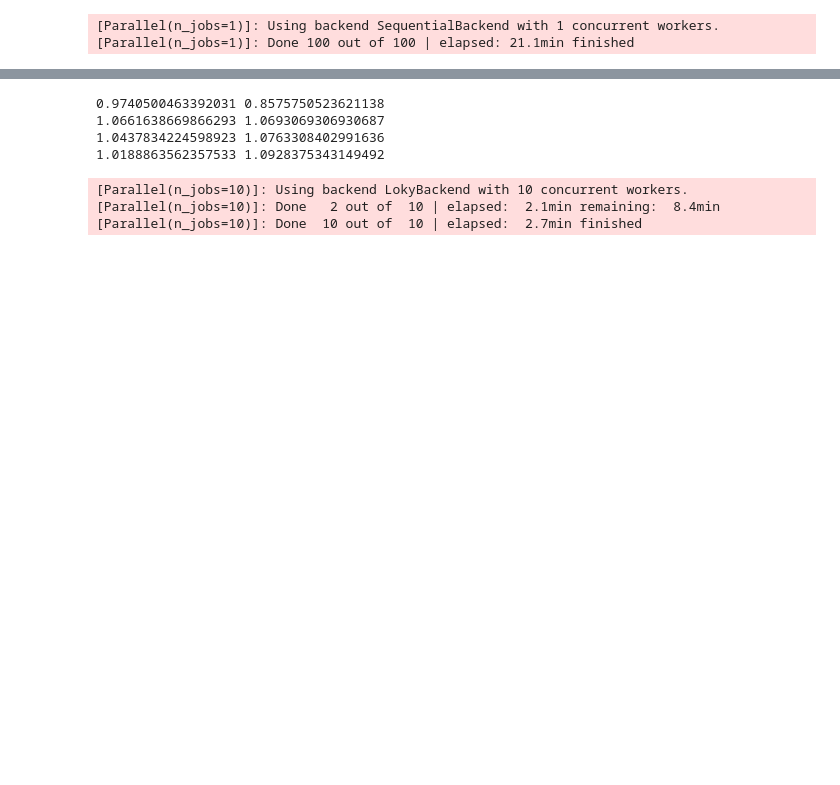
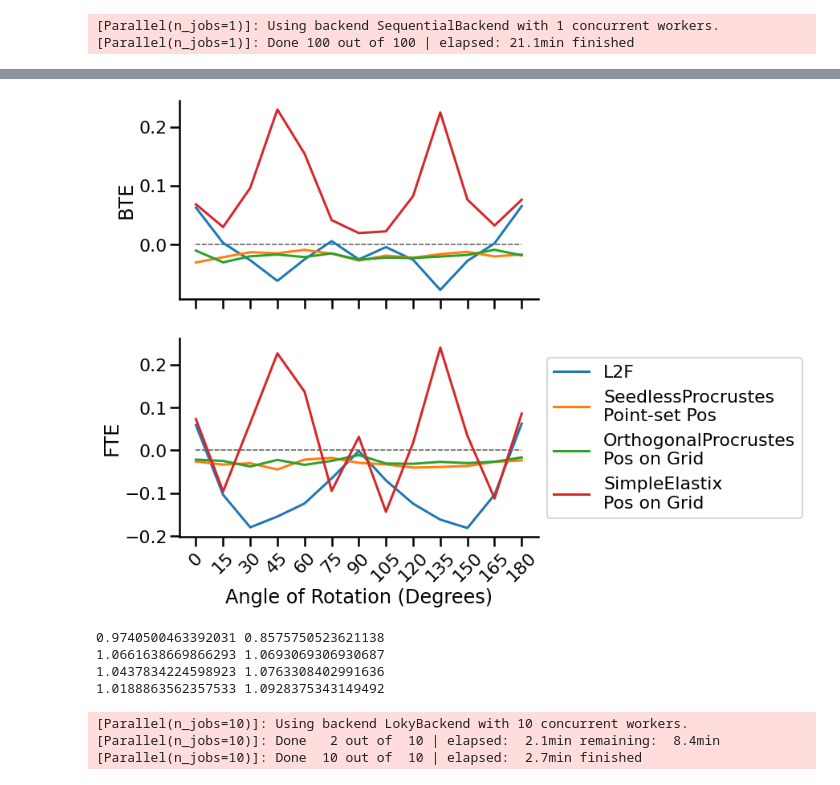
Before and after one commit to tliu68/progressive-learning, a Jupyter notebook: lddmm_XOR/optimal_transport.ipynb, the cells around one changed output, grey strips where cells are left out. Saved outputs shown, nothing was run; the diff lists cells and outputs as text; code cells hidden in the pictures; blank space fills up the shorter version.

```diff
--- a/lddmm_XOR/optimal_transport.ipynb
+++ b/lddmm_XOR/optimal_transport.ipynb
@@ -736,3 +765,36 @@ for n_alg in range(4):
+# %%
+colors = sns.color_palette('Dark2', n_colors=5)
+fig, axs = plt.subplots(2,1, figsize=(8,10))
+data = [mean_te_all_reg_pos[0], mean_te_all_reg_pos[1],
+        mean_te_all_reg_Img_OT[1], mean_te_all_reg_Img_sitk[1]]
+ylabels = ['BTE','FTE']
+titles = ['Posteriors as Point Cloud']
+labels = ['L2F', 'SeedlessProcrustes\nPosteriors as Point Cloud',
+          'OrthogonalProcrustes\nPosteriors on Grid','SimpleElastix\nPosteriors on Grid']
+line_styles = ['--','']
+for j in range(2):
+    ax = axs[j]
+    for data_idx in range(len(data)):
+        ax.plot(
+            range(0,195,15), np.log(data[data_idx][j]), linewidth=3, label=labels[data_idx]
+        )
+        ax.set_xticks(range(0,195,15))
+        ax.set_xticklabels(range(0,195,15), rotation=45)
+        ax.set_ylabel(ylabels[j])
+        ax.hlines(0, 0, 180, colors='gray', linestyles='dashed',linewidth=1.5)
+        right_side = ax.spines["right"]
+        right_side.set_visible(False)
+        top_side = ax.spines["top"]
+        top_side.set_visible(False)
+        if j == 0:
+            ax.set_xticklabels("")
+        else:
+            ax.set_xlabel('Angle of Rotation (Degrees)')
+            ax.legend(loc='center left', bbox_to_anchor=(1, 0.5))
+
+# plt.savefig('ellipse-TEs-Img')
+# %% [output]
+[figure, added]
 # %%
 for i in range(4):
     e_single = e_avg[4*i:4*(i+1)]
```
Also changed, not shown: parts of 65 cells of this notebook.
